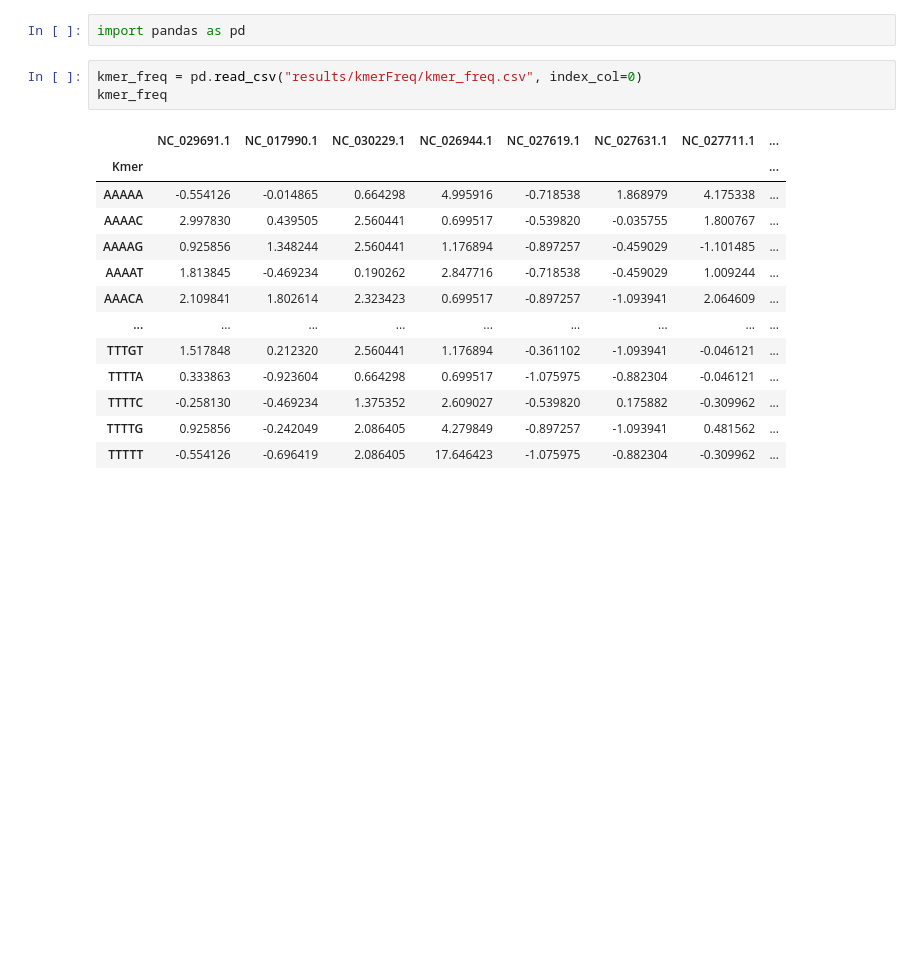
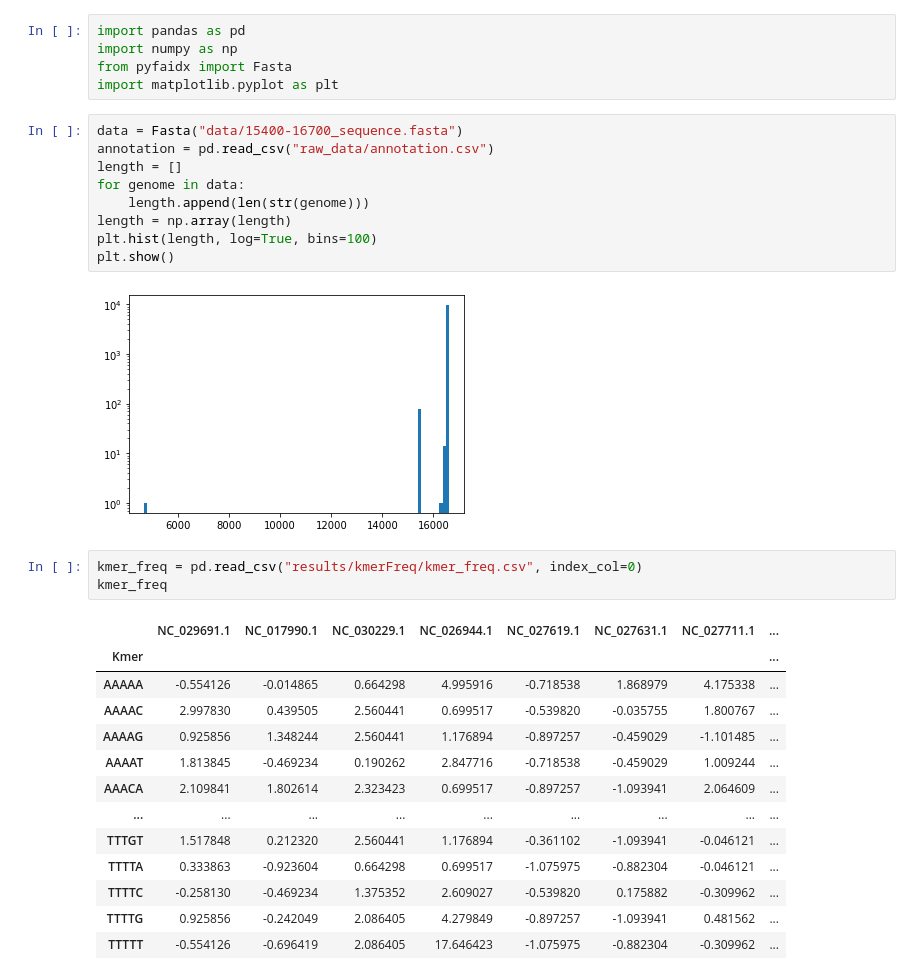
Before and after one commit to khoidnyds/CS5604, a Jupyter notebook: setup.ipynb, the cells around one changed output. Saved outputs shown, nothing was run; the diff lists cells and outputs as text; blank space fills up the shorter version.

```diff
--- a/setup.ipynb
+++ b/setup.ipynb
@@ -1,5 +1,19 @@
-# %%
-import pandas as pd
+# %%
+import pandas as pd
+import numpy as np
+from pyfaidx import Fasta
+import matplotlib.pyplot as plt
+# %%
+data = Fasta("data/15400-16700_sequence.fasta")
+annotation = pd.read_csv("raw_data/annotation.csv")
+length = []
+for genome in data:
+    length.append(len(str(genome)))
+length = np.array(length)
+plt.hist(length, log=True, bins=100)
+plt.show()
+# %% [output]
+[figure, added]
 # %%
 kmer_freq = pd.read_csv("results/kmerFreq/kmer_freq.csv", index_col=0)
 kmer_freq
```
Also changed, not shown: 2 other files.
